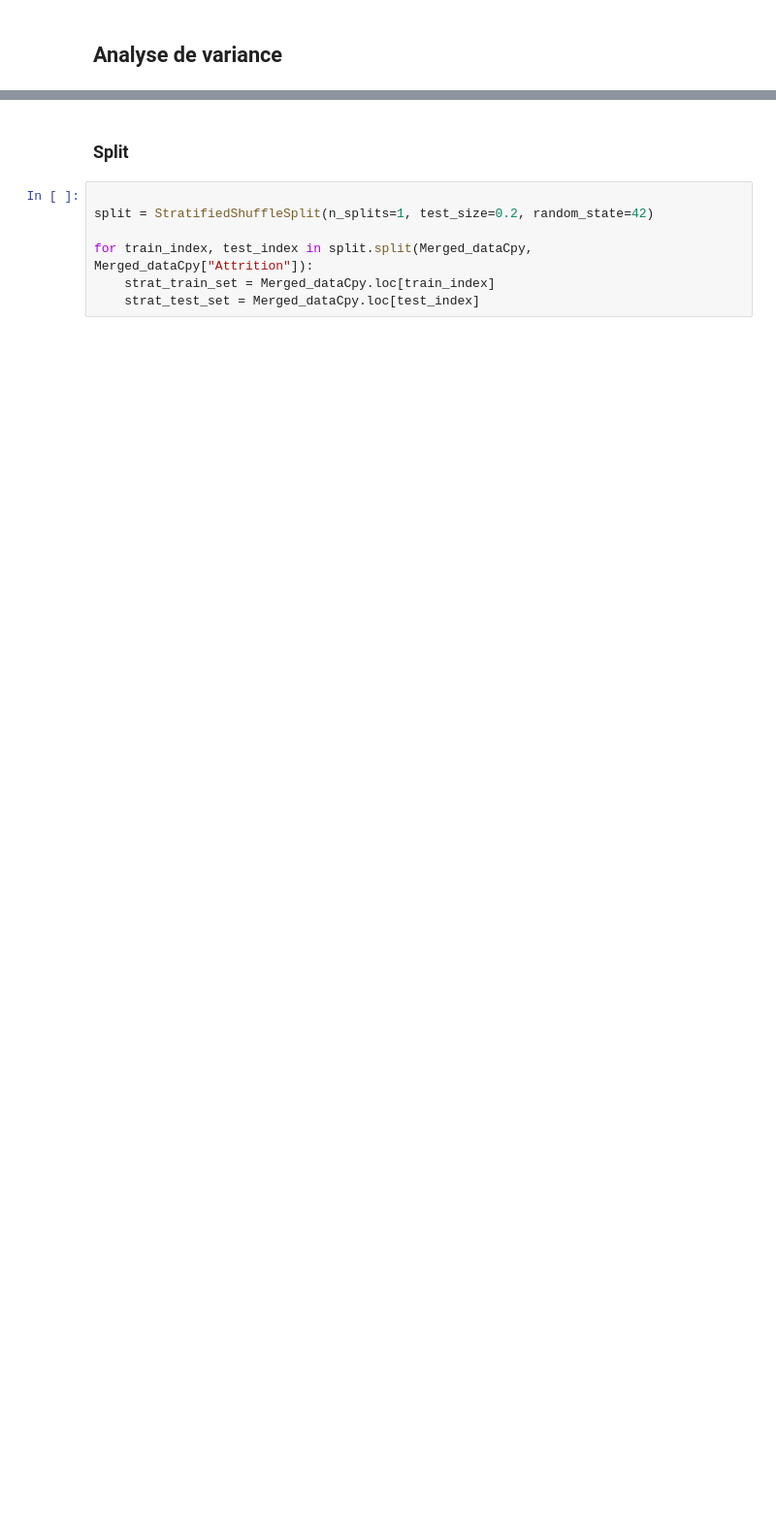
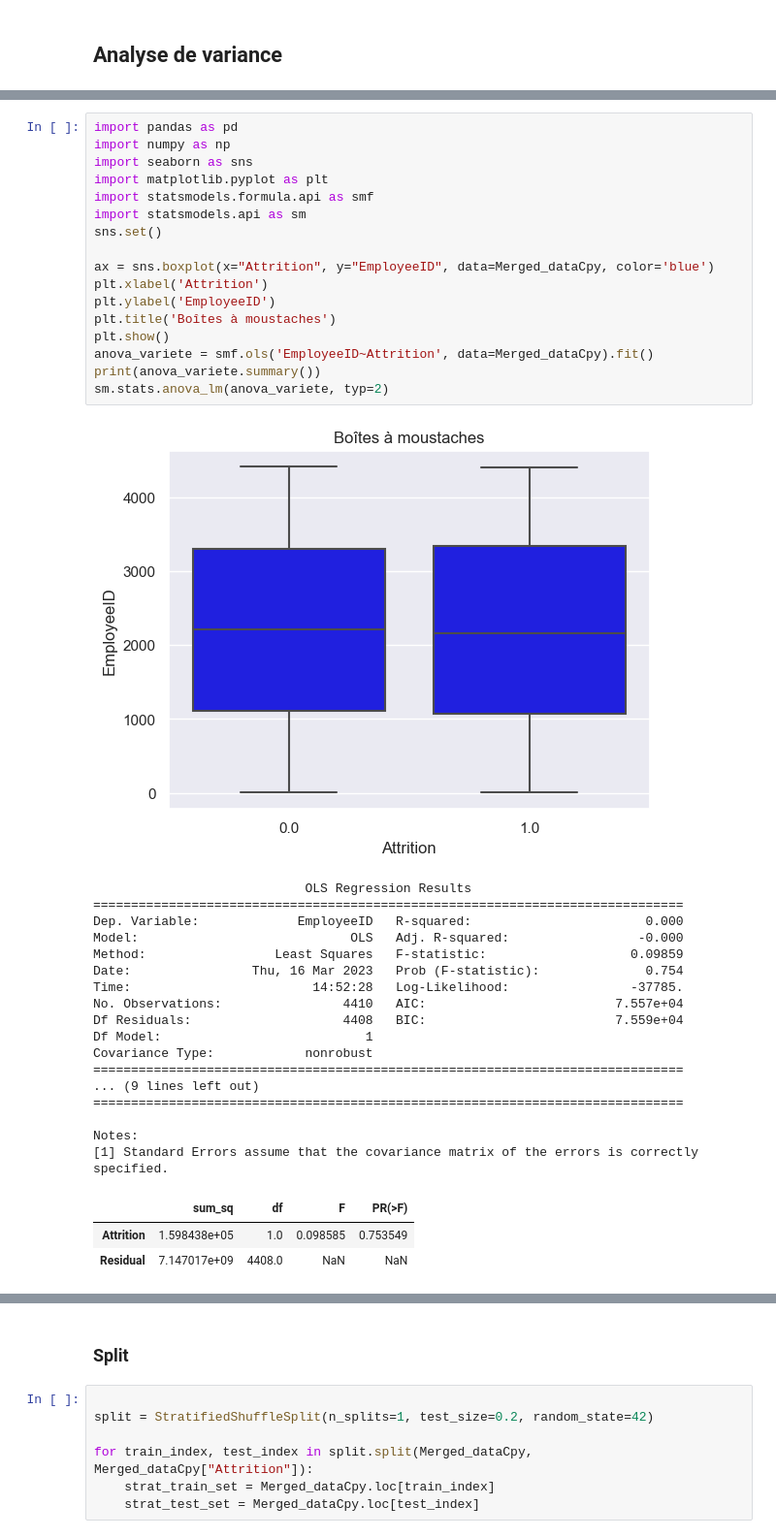
Before and after one commit to Landrien/IA, a Jupyter notebook: Projet/Projet_1.ipynb, the cells around one changed output, grey strips where cells are left out. Shown at 97% size. Cells and saved outputs as stored; diff of their text form; blank space fills up the shorter version.

```diff
--- a/Projet/Projet_1.ipynb
+++ b/Projet/Projet_1.ipynb
@@ -519,0 +468,39 @@ def one_way_anova(data):
+# %%
+import pandas as pd
+import numpy as np
+import seaborn as sns
+import matplotlib.pyplot as plt
+import statsmodels.formula.api as smf
+import statsmodels.api as sm
+sns.set()
+
+ax = sns.boxplot(x="Attrition", y="EmployeeID", data=Merged_dataCpy, color='blue')
+plt.xlabel('Attrition')
+plt.ylabel('EmployeeID')
+plt.title('Boîtes à moustaches')
+plt.show()
+anova_variete = smf.ols('EmployeeID~Attrition', data=Merged_dataCpy).fit()
+print(anova_variete.summary())
+sm.stats.anova_lm(anova_variete, typ=2)
+# %% [output]
+[figure, added]
+                            OLS Regression Results
+==============================================================================
+Dep. Variable:             EmployeeID   R-squared:                       0.000
+Model:                            OLS   Adj. R-squared:                 -0.000
+Method:                 Least Squares   F-statistic:                   0.09859
+Date:                Thu, 16 Mar 2023   Prob (F-statistic):              0.754
+Time:                        14:52:28   Log-Likelihood:                -37785.
+No. Observations:                4410   AIC:                         7.557e+04
+Df Residuals:                    4408   BIC:                         7.559e+04
+Df Model:                           1
+Covariance Type:            nonrobust
+==============================================================================
+... (9 lines left out)
+==============================================================================
+
+Notes:
+[1] Standard Errors assume that the covariance matrix of the errors is correctly specified.
+|  | sum_sq | df | F | PR(>F) |
+| Attrition | 1.598438e+05 | 1.0 | 0.098585 | 0.753549 |
+| Residual | 7.147017e+09 | 4408.0 | NaN | NaN |
```
Also changed, not shown: parts of 93 cells of this notebook.
